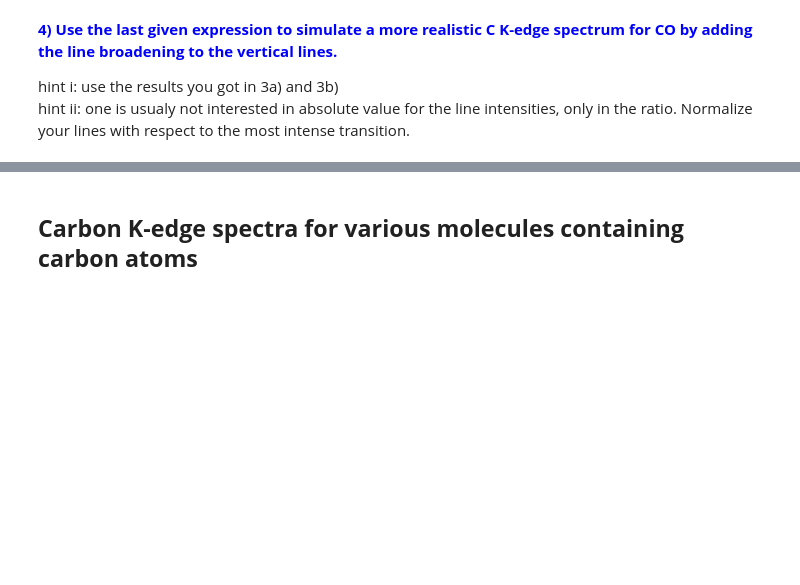
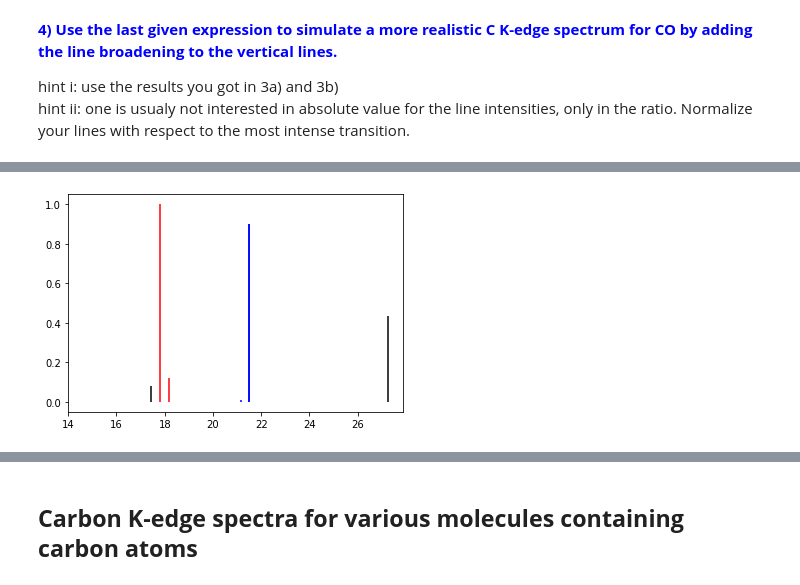
Before and after one commit to MilaimKas/Teaching_project, a Jupyter notebook: Old_ex/K_edge_chemical_sensitivity.ipynb, the cells around one changed output, grey strips where cells are left out. Drawn from its saved outputs; the diff is of its cells as text; code cells hidden in the pictures; blank space fills up the shorter version.

```diff
--- a/Old_ex/K_edge_chemical_sensitivity.ipynb
+++ b/Old_ex/K_edge_chemical_sensitivity.ipynb
@@ -463,0 +507,46 @@ for i in range(5):
+# %%
+# step 1
+C2H6 = Molecule('C2H6')
+C2H4 = Molecule('C2H4')
+C2H2 = Molecule('C2H2')
+
+# step 2 for transition from HOMO
+DE_C2H2 = np.zeros((5))
+for i in range(5):
+  DE_C2H2[i]=abs(C2H2.MO_energy()[7+i]-C2H2.MO_energy()[6])
+
+DE_C2H4 = np.zeros((5))
+for i in range(5):
+  DE_C2H4[i]=abs(C2H4.MO_energy()[8+i]-C2H4.MO_energy()[7])
+
+DE_C2H6 = np.zeros((5))
+for i in range(5):
+  DE_C2H6[i]=abs(C2H6.MO_energy()[9+i]-C2H6.MO_energy()[8])
+# %%
+# step 3
+
+# initialize tdm and OS array
+tdm_C2H2 = np.zeros((5,3))
+OS_C2H2 = np.zeros((5))
+tdm_C2H4 = np.zeros((5,3))
+OS_C2H4 = np.zeros((5))
+tdm_C2H6 = np.zeros((5,3))
+OS_C2H6 = np.zeros((5))
+
+for i in range(5):
+   tdm_C2H2[i,:],OS_C2H2[i] = C2H2.tdm(0,i+7)
+   tdm_C2H4[i,:],OS_C2H4[i] = C2H4.tdm(0,i+8)
+   tdm_C2H6[i,:],OS_C2H6[i] = C2H6.tdm(0,i+9)
+
+# normalize
+ref = max(np.concatenate((OS_C2H2,OS_C2H4,OS_C2H6)))
+OS_C2H2 /= ref
+OS_C2H4 /= ref
+OS_C2H6 /= ref
+
+for i in range(5):
+    plt.vlines(DE_C2H2[i]*27.2114,0,OS_C2H2[i],colors='k')
+    plt.vlines(DE_C2H4[i]*27.2114,0,OS_C2H4[i],colors='r')
+    plt.vlines(DE_C2H6[i]*27.2114,0,OS_C2H6[i],colors='b')
+# %% [output]
+[figure, added]
```
Also changed, not shown: parts of 22 cells of this notebook, 4 other files.
